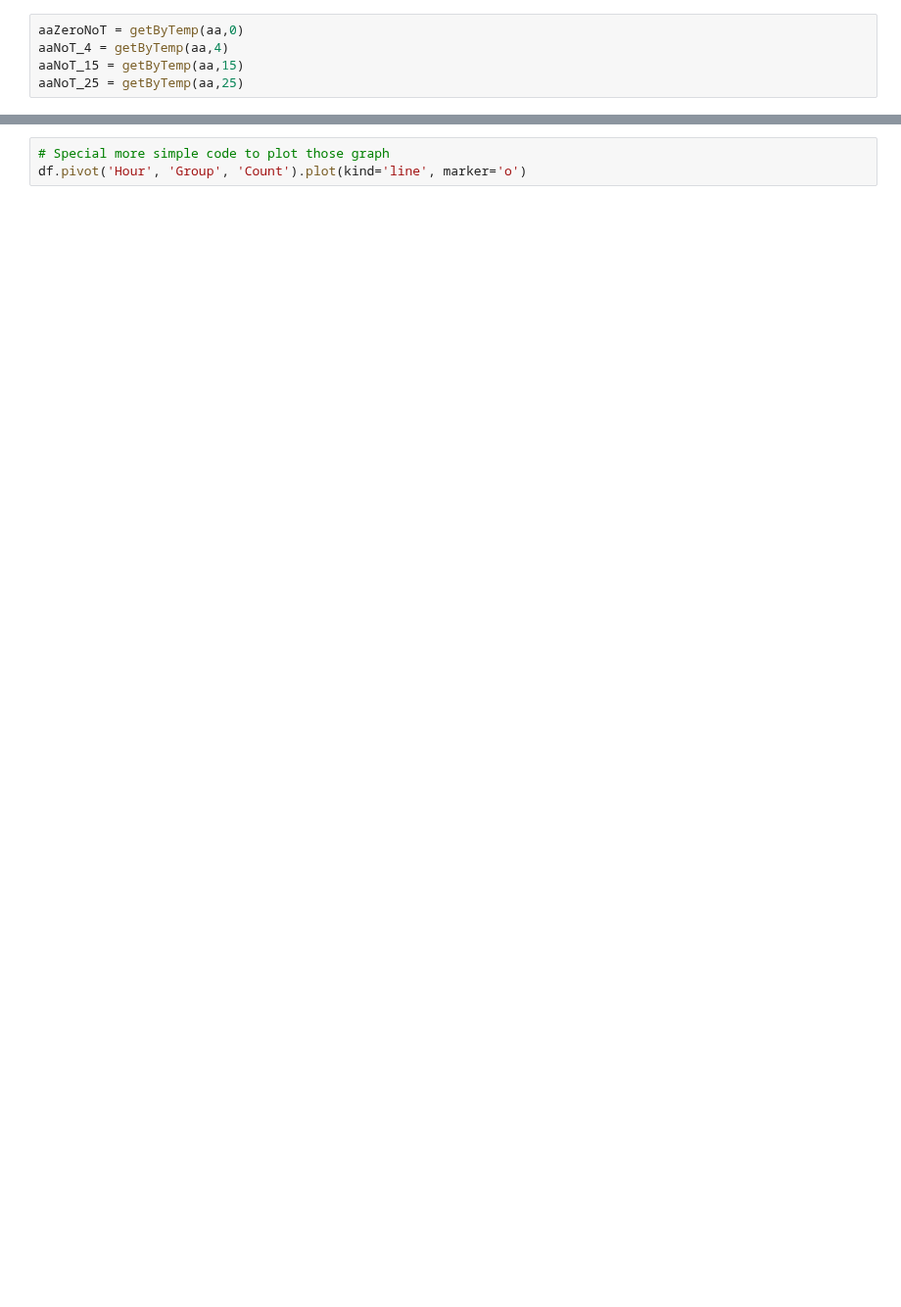
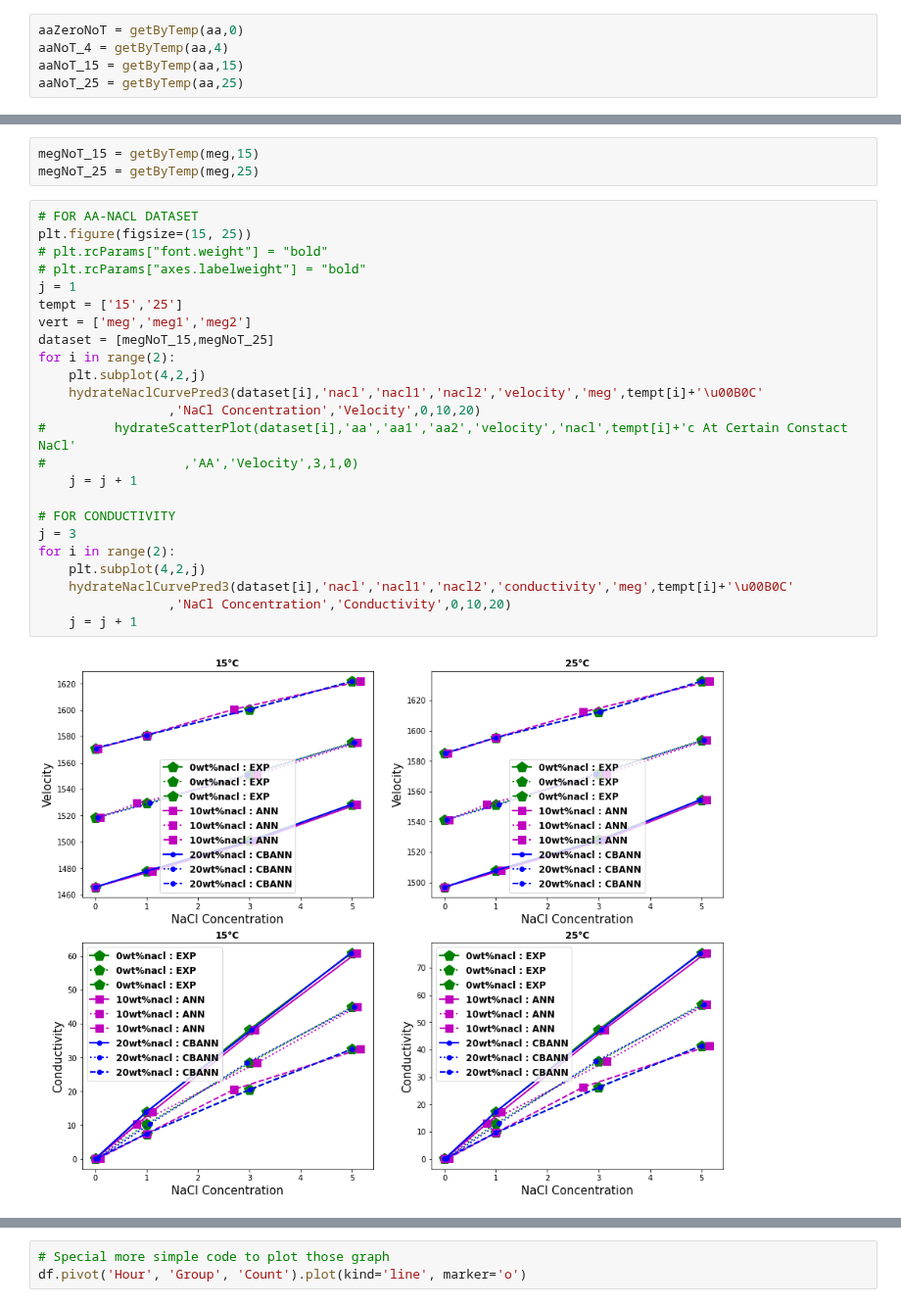
Before and after one commit to sylvas-j/ML, a Jupyter notebook: Tensorflow_works/hydrateSafetyMargin-ConductivityAcoustic-handcrafted_2.ipynb, the cells around one changed output, grey strips where cells are left out. Shown at 98% size. Cells and saved outputs as stored; diff of their text form; blank space fills up the shorter version.

```diff
--- a/Tensorflow_works/hydrateSafetyMargin-ConductivityAcoustic-handcrafted_2.ipynb
+++ b/Tensorflow_works/hydrateSafetyMargin-ConductivityAcoustic-handcrafted_2.ipynb
@@ -230,0 +336,29 @@ for i in range(4):
+# %%
+megNoT_15 = getByTemp(meg,15)
+megNoT_25 = getByTemp(meg,25)
+# %%
+# FOR AA-NACL DATASET
+plt.figure(figsize=(15, 25))
+# plt.rcParams["font.weight"] = "bold"
+# plt.rcParams["axes.labelweight"] = "bold"
+j = 1
+tempt = ['15','25']
+vert = ['meg','meg1','meg2']
+dataset = [megNoT_15,megNoT_25]
+for i in range(2):
+    plt.subplot(4,2,j)
+    hydrateNaclCurvePred3(dataset[i],'nacl','nacl1','nacl2','velocity','meg',tempt[i]+'\u00B0C'
+                 ,'NaCl Concentration','Velocity',0,10,20)
+#         hydrateScatterPlot(dataset[i],'aa','aa1','aa2','velocity','nacl',tempt[i]+'c At Certain Constact NaCl'
+#                  ,'AA','Velocity',3,1,0)
+    j = j + 1
+
+# FOR CONDUCTIVITY
+j = 3
+for i in range(2):
+    plt.subplot(4,2,j)
+    hydrateNaclCurvePred3(dataset[i],'nacl','nacl1','nacl2','conductivity','meg',tempt[i]+'\u00B0C'
+                 ,'NaCl Concentration','Conductivity',0,10,20)
+    j = j + 1
+# %% [output]
+[figure, added]
```
Also changed, not shown: parts of 12 cells of this notebook, 4 other files.
